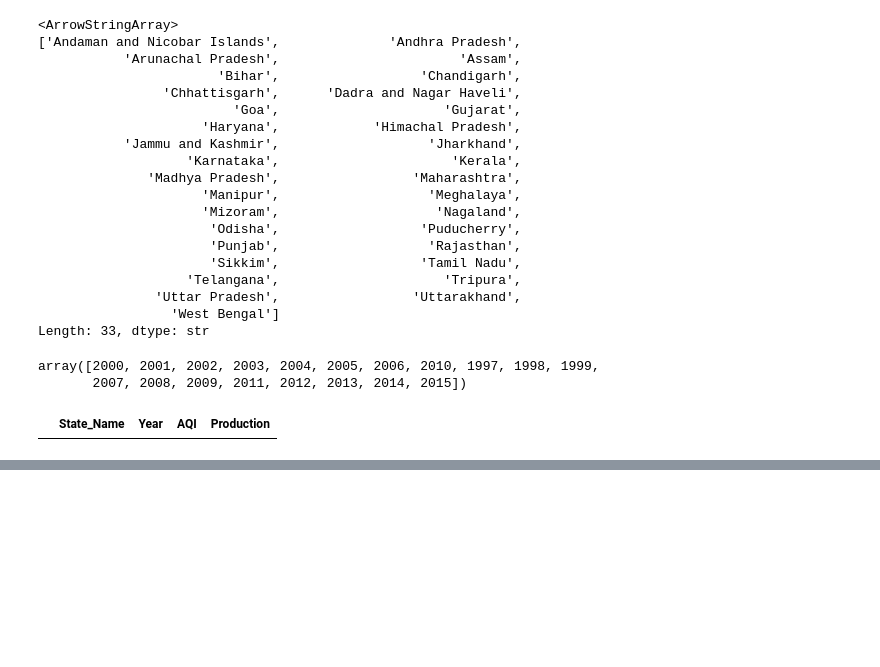
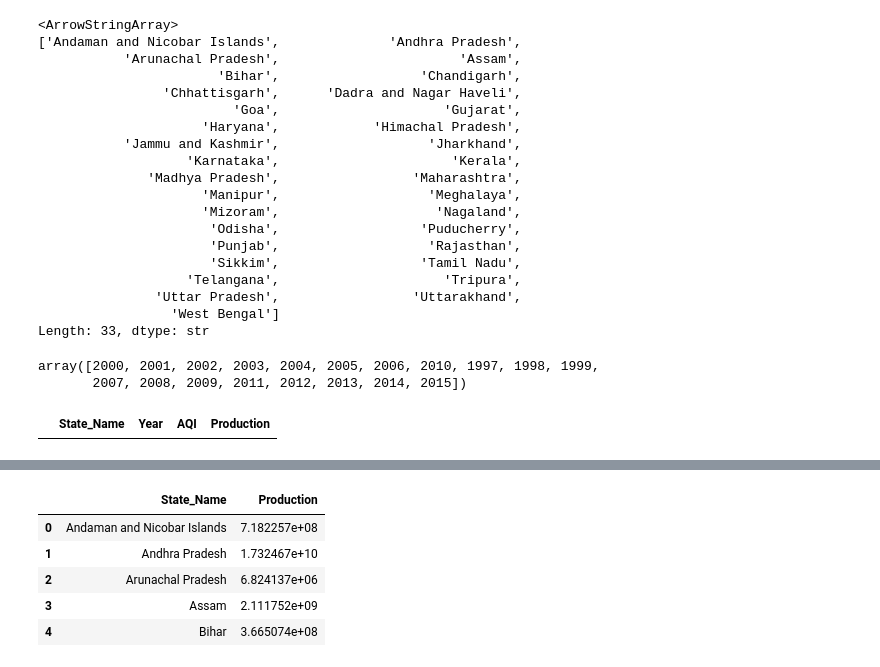
Before and after one commit to aimee-joseph/ML-Lab-2547204, a Jupyter notebook: Lab 2.ipynb, the cells around one changed output, grey strips where cells are left out. Cells and saved outputs as stored; diff of their text form; code cells hidden in the pictures; blank space fills up the shorter version.

```diff
--- a/Lab 2.ipynb
+++ b/Lab 2.ipynb
@@ -605,0 +620,10 @@ merged.head()
+# %%
+crop_by_state = crop_production_clean.groupby('State_Name')['Production'].sum().reset_index()
+crop_by_state.head()
+# %% [output]
+|  | State_Name | Production |
+| 0 | Andaman and Nicobar Islands | 7.182257e+08 |
+| 1 | Andhra Pradesh | 1.732467e+10 |
+| 2 | Arunachal Pradesh | 6.824137e+06 |
+| 3 | Assam | 2.111752e+09 |
+| 4 | Bihar | 3.665074e+08 |
```
Also changed, not shown: parts of 8 cells of this notebook.
